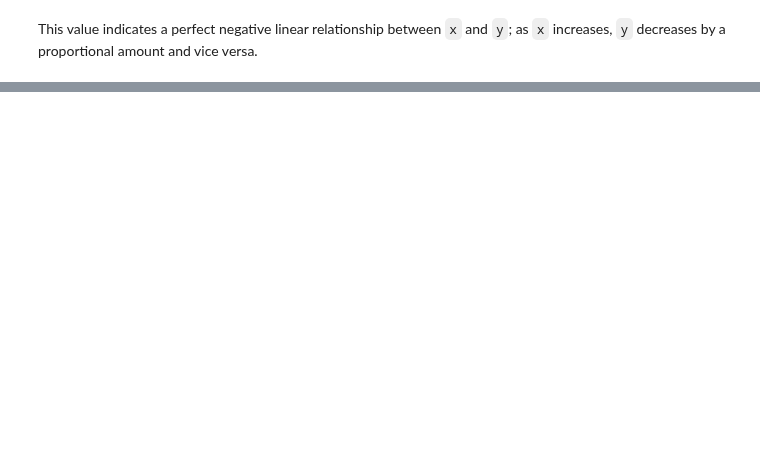
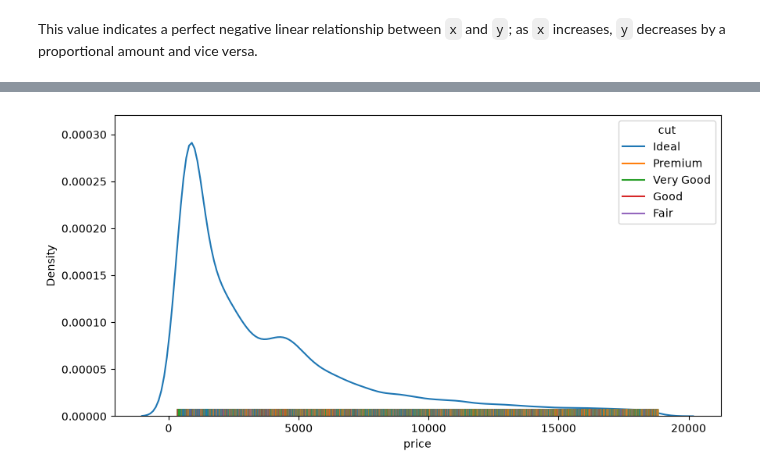
Before and after one commit to shubha95/python, a Jupyter notebook: Applied Data Science with Python/Instructor_Slide_and_Notebooks/Lesson_06_Math and Statistics Fundamentals/6.02_Statistics_Fundamentals.ipynb, the cells around one changed output, grey strips where cells are left out. Cells and saved outputs as stored; diff of their text form; code cells hidden in the pictures; blank space fills up the shorter version.

```diff
--- a/Applied Data Science with Python/Instructor_Slide_and_Notebooks/Lesson_06_Math and Statistics Fundamentals/6.02_Statistics_Fundamentals.ipynb
+++ b/Applied Data Science with Python/Instructor_Slide_and_Notebooks/Lesson_06_Math and Statistics Fundamentals/6.02_Statistics_Fundamentals.ipynb
@@ -621,0 +1559,9 @@ Measures of Shape
+# %%
+# Rug plot
+plt.figure(figsize=(10, 5))
+
+sns.kdeplot(df.price, shade=False)
+sns.rugplot(data=df,x='price', hue ='cut')
+plt.show()
+# %% [output]
+[figure, added]
```
Also changed, not shown: parts of 44 cells of this notebook, 1 other file.
